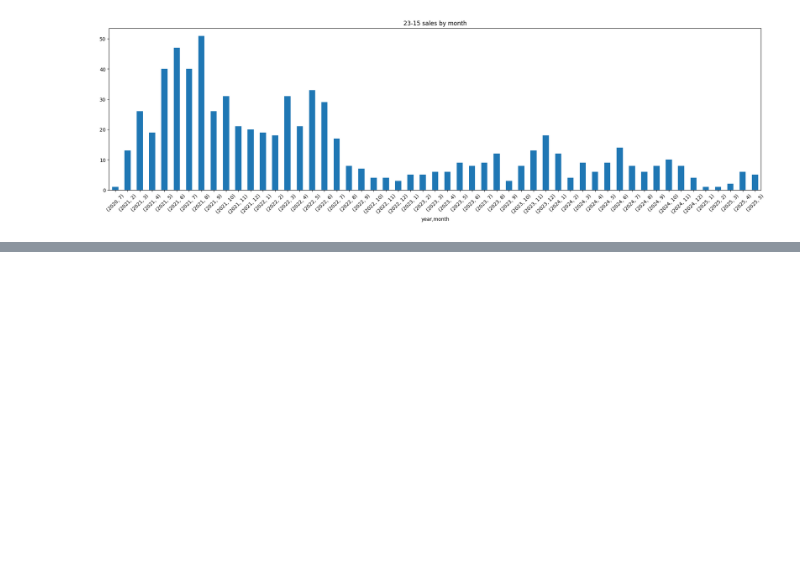
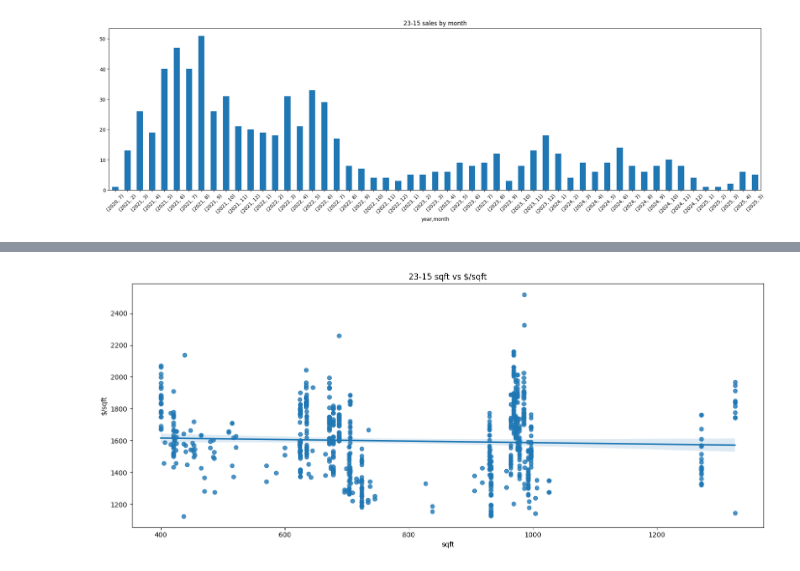
Before and after one commit to thexqin/lic-ast-condo-sales-analysis, a Jupyter notebook: lic_ast_condo_sales_analysis.ipynb, the cells around one changed output, grey strips where cells are left out. Saved outputs shown, nothing was run; the diff lists cells and outputs as text; code cells hidden in the pictures; blank space fills up the shorter version.

```diff
--- a/lic_ast_condo_sales_analysis.ipynb
+++ b/lic_ast_condo_sales_analysis.ipynb
@@ -722,0 +746,7 @@ df2.sort_values('$/sqft', ascending=False).head(50)
+# %%
+plt.figure(figsize=(14, 6))
+sns.regplot(df3, x='sqft', y='$/sqft')
+plt.title('23-15 sqft vs $/sqft')
+plt.tight_layout()
+# %% [output]
+[figure, added]
```
Also changed, not shown: parts of 45 cells of this notebook.
